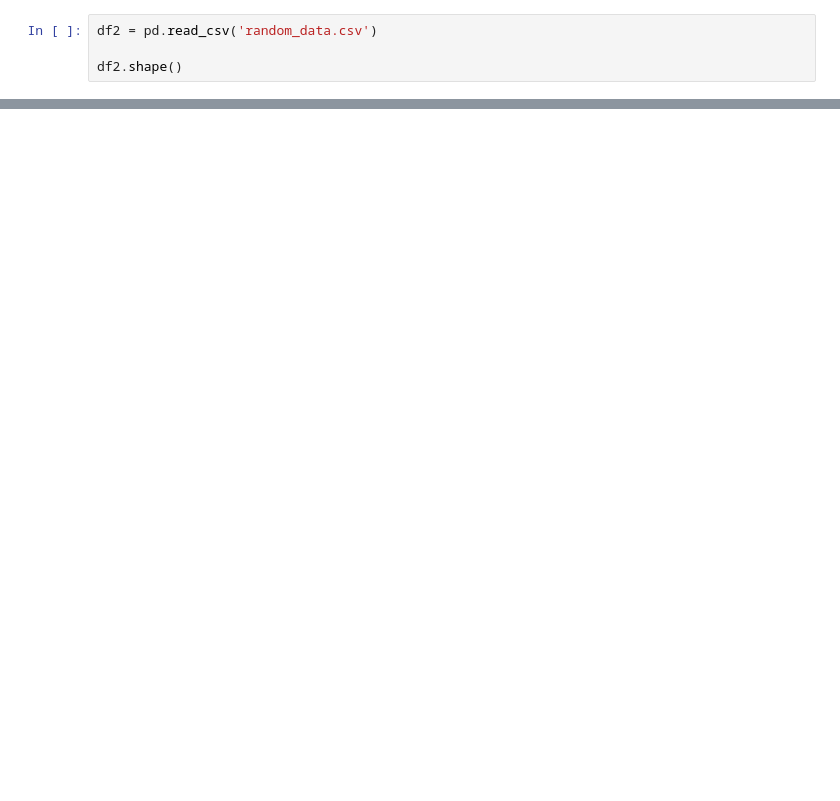
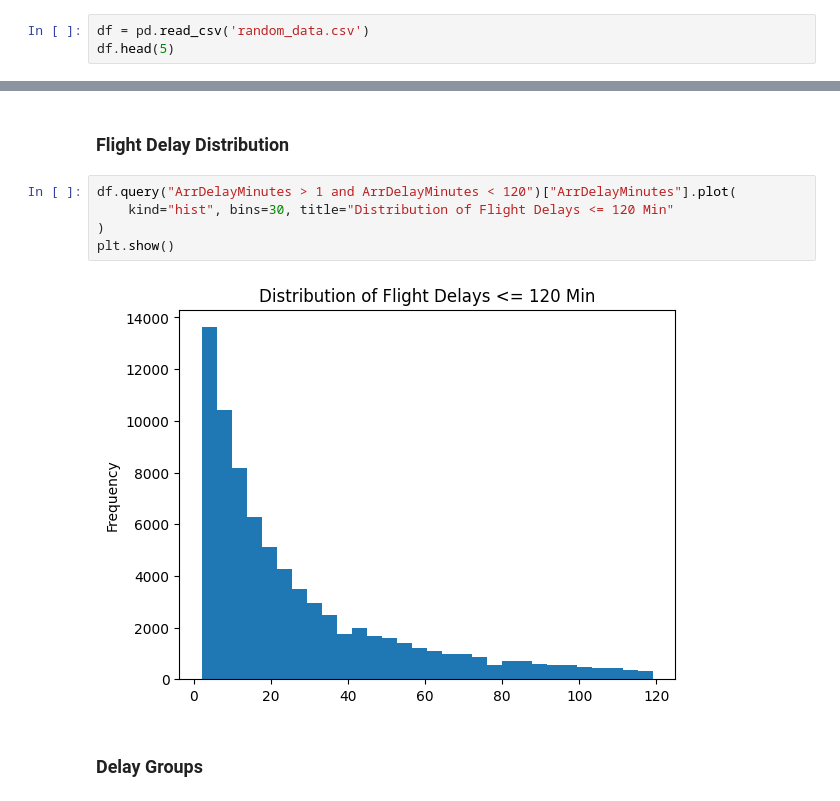
Before and after one commit to mariajoi/flightdelay, a Jupyter notebook: notebooks/mariajoi_out_of_project_analysis.ipynb, the cells around one changed output, grey strips where cells are left out. Saved outputs shown, nothing was run; the diff lists cells and outputs as text; blank space fills up the shorter version.

```diff
--- a/notebooks/mariajoi_out_of_project_analysis.ipynb
+++ b/notebooks/mariajoi_out_of_project_analysis.ipynb
@@ -3,5 +10,4 @@ import pandas as pd
 # %%
-df2 = pd.read_csv('random_data.csv')
-
-df2.shape()
+df = pd.read_csv('random_data.csv')
+df.head(5)
 # %% [output]
@@ -72,0 +226,11 @@ for i in range(2, len(delay_db_n)):
+# %% [markdown]
+### Flight Delay Distribution
+# %%
+df.query("ArrDelayMinutes > 1 and ArrDelayMinutes < 120")["ArrDelayMinutes"].plot(
+    kind="hist", bins=30, title="Distribution of Flight Delays <= 120 Min"
+)
+plt.show()
+# %% [output]
+[figure, added]
+# %% [markdown]
+### Delay Groups
```
Also changed, not shown: parts of 38 cells of this notebook.
